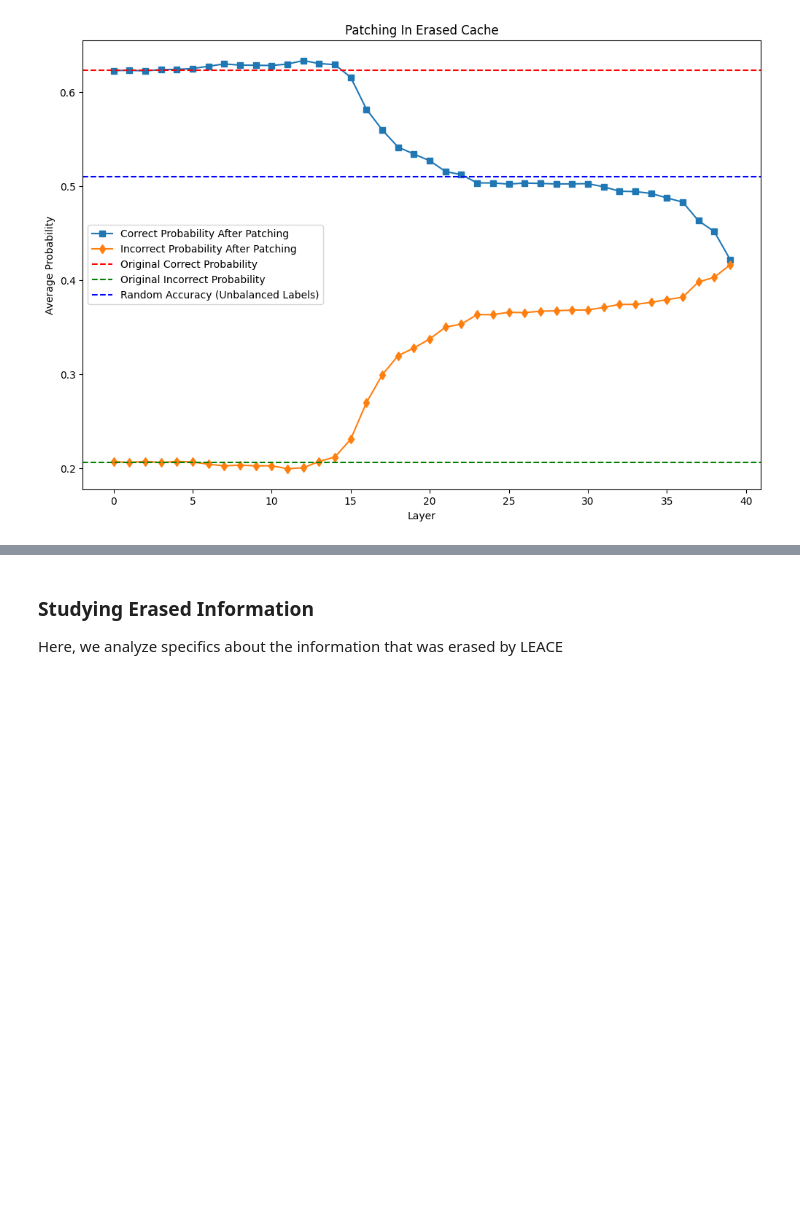
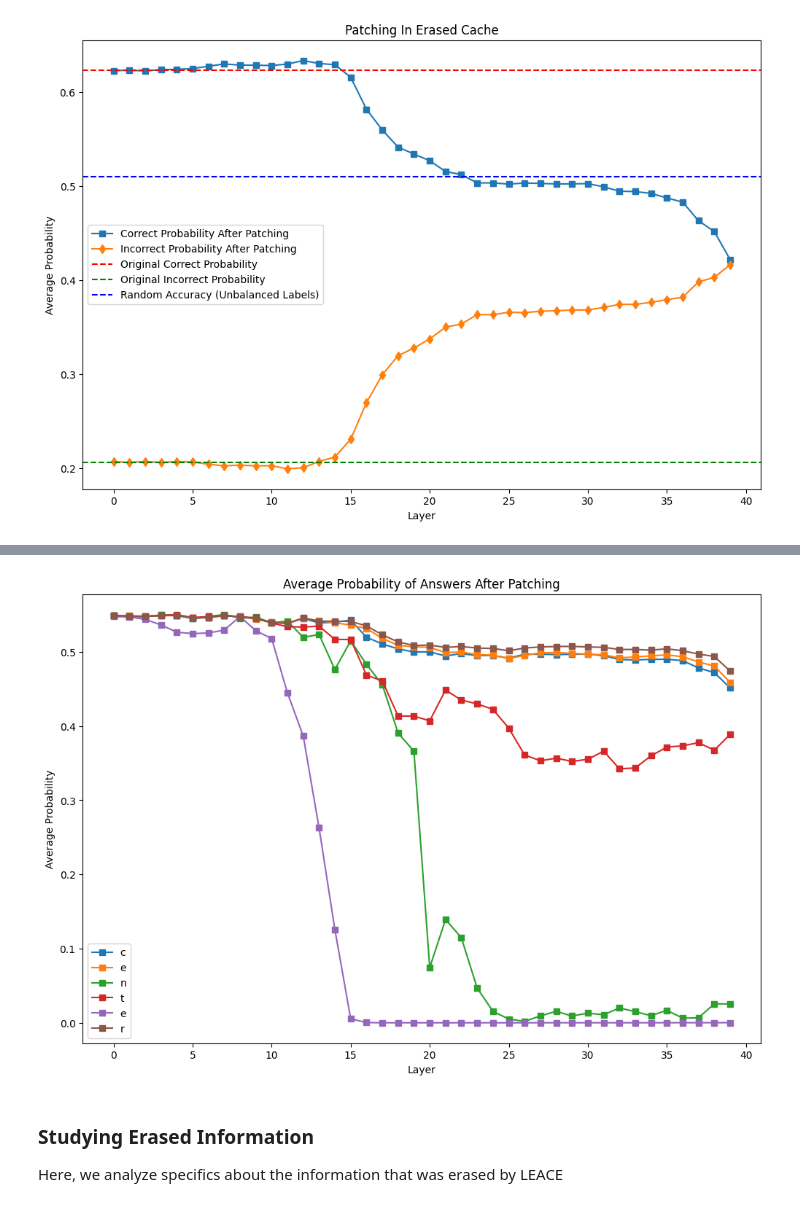
Before and after one commit to magikarp01/rep_control, a Jupyter notebook: rep_testing.ipynb, the cells around one changed output, grey strips where cells are left out. Cells and saved outputs as stored; diff of their text form; code cells hidden in the pictures; blank space fills up the shorter version.

```diff
--- a/rep_testing.ipynb
+++ b/rep_testing.ipynb
@@ -486,3 +638,7 @@ for dir_name in restored_caches.keys():
+# %%
+plot_performances(restored_performances, ["Correct"])
+# %% [output]
+[figure, added]
 # %%
 with open(f"truthfulness_dirs/13b_{train_split_name}_restored_performances.pkl", "wb") as f:
     pickle.dump(restored_performances, f)
```
Also changed, not shown: parts of 14 cells of this notebook, 2 other files.
